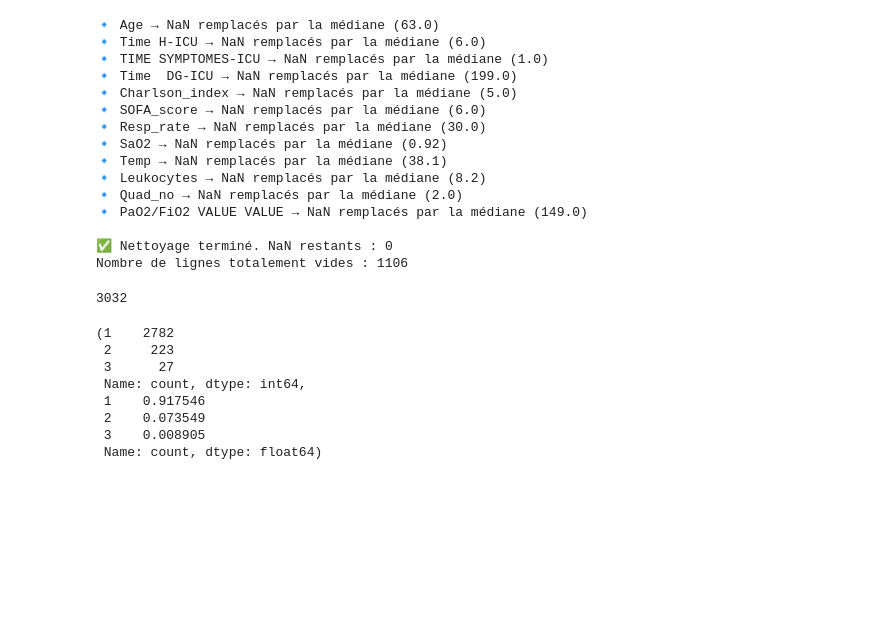
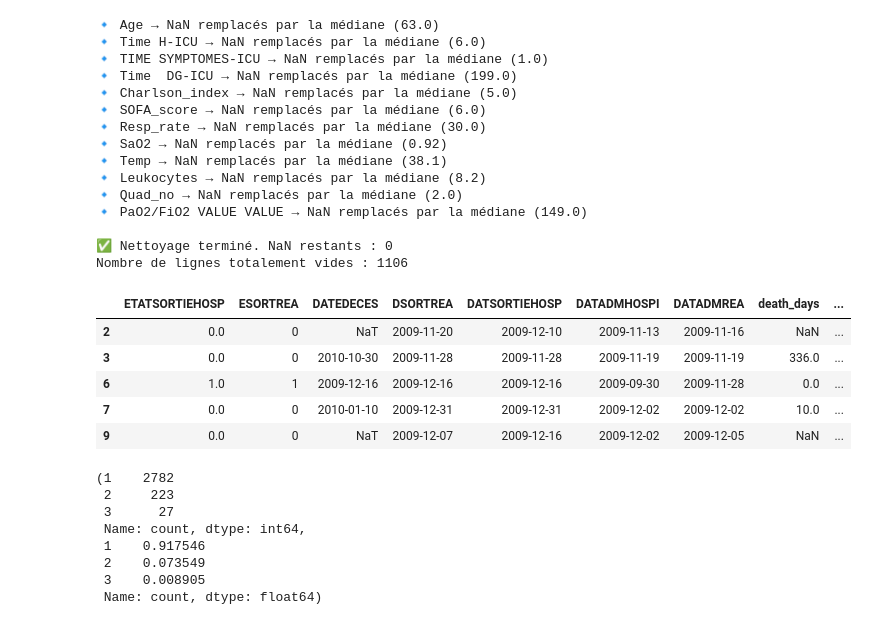
Before and after one commit to Romain-Forte/respiratory_diagnostics, a Jupyter notebook: bazea_dataset.ipynb, the cells around one changed output. Drawn from its saved outputs; the diff is of its cells as text; code cells hidden in the pictures; blank space fills up the shorter version.

Commit message:
oxygenation

```diff
--- a/bazea_dataset.ipynb
+++ b/bazea_dataset.ipynb
@@ -30,12 +31,18 @@ from utils.feature_transformer import transform_features
 sys.modules.pop('utils.utils_grroh',None)
 from utils.utils_grroh import construire_mapping_renommage,format_to_efraim,ensure_float_clip
 feature_lists = load_feature_lists("utils/features_grroh.json",available_columns = df_groh.columns)
+# oxygen
+df_oxygen = df_groh[feature_lists["oxygene"]]
 # death
 df_death = df_groh[feature_lists['death']]
 df_death = df_death.copy()
+df_death[["DATEDECES","DSORTREA","DATSORTIEHOSP","DATADMHOSPI","DATADMREA"]] = df_death[["DATEDECES","DSORTREA","DATSORTIEHOSP","DATADMHOSPI","DATADMREA"]].apply(pd.to_datetime, errors="coerce")
 df_death["death_days"] = (df_death['DATEDECES'] -  df_death['DSORTREA']).dt.days
-df_death["death_rea"]  = df_death['death_days'] == 0
-df_death["death_90_days"]  = df_death["death_days"].notna() & (df_death["death_days"] > 90)
+df_death["hosp_death"] = df_death["ETATSORTIEHOSP"]
+df_death["ICU_stay"] = (df_death['DSORTREA'] -  df_death['DATADMREA']).dt.days
+df_death["hosp_stay"] = (df_death['DATSORTIEHOSP'] -  df_death['DATADMHOSPI']).dt.days
+df_death["death_rea"]  =  df_death["ESORTREA"]
+df_death["death_90_days"]  = df_death["ETATSORTIEHOSP"] == 1 | (df_death["death_days"].notna() & (df_death["death_days"] <= 90))
 
 features_grroh = df_groh[feature_lists["Liste_features_grroh"] + feature_lists["Liste_features_scan_radio"]+ feature_lists["features_etiology"] ]
 mapping_df = construire_mapping_renommage(feature_lists["Liste_features_grroh"] +feature_lists["Liste_features_scan_radio"] + feature_lists["features_etiology"] )
@@ -97,9 +104,14 @@ grroh_clean_transform = pd.concat([grroh_features,grroh_diag],axis=1)
 ✅ Nettoyage terminé. NaN restants : 0
 Nombre de lignes totalement vides : 1106
 # %%
-len(grroh_features)
+df_death.head()
 # %% [output]
-3032
+|  | ETATSORTIEHOSP | ESORTREA | DATEDECES | DSORTREA | DATSORTIEHOSP | DATADMHOSPI | DATADMREA | death_days | ... |
+| 2 | 0.0 | 0 | NaT | 2009-11-20 | 2009-12-10 | 2009-11-13 | 2009-11-16 | NaN | ... |
+| 3 | 0.0 | 0 | 2010-10-30 | 2009-11-28 | 2009-11-28 | 2009-11-19 | 2009-11-19 | 336.0 | ... |
+| 6 | 1.0 | 1 | 2009-12-16 | 2009-12-16 | 2009-12-16 | 2009-09-30 | 2009-11-28 | 0.0 | ... |
+| 7 | 0.0 | 0 | 2010-01-10 | 2009-12-31 | 2009-12-31 | 2009-12-02 | 2009-12-02 | 10.0 | ... |
+| 9 | 0.0 | 0 | NaT | 2009-12-07 | 2009-12-16 | 2009-12-02 | 2009-12-05 | NaN | ... |
 # %%
 grroh_diag.sum(axis=1).value_counts(), grroh_diag.sum(axis=1).value_counts() / len(grroh_diag)
 # %% [output]
```
Also changed, not shown: parts of 12 cells of this notebook, 7 other files.
